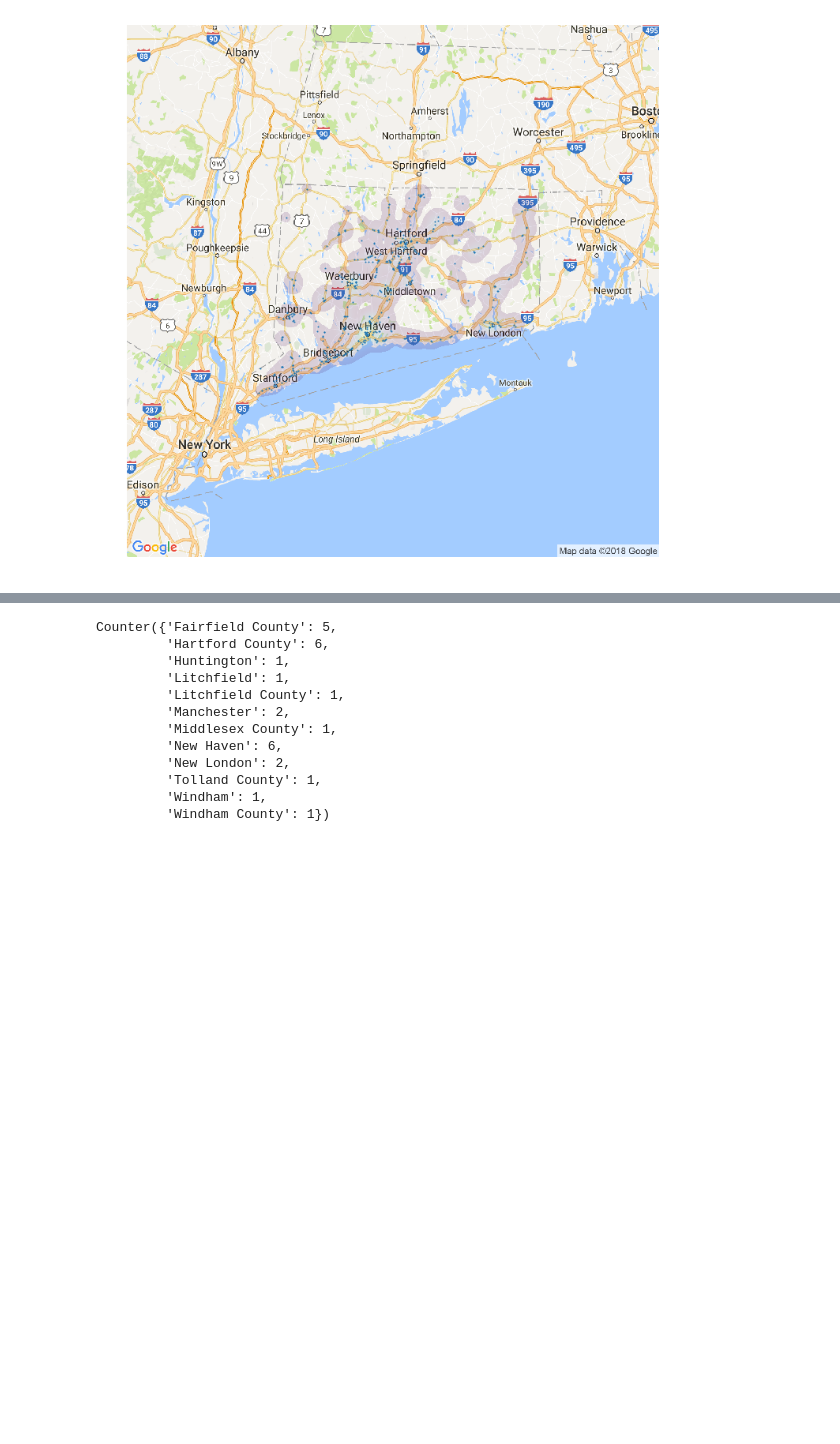
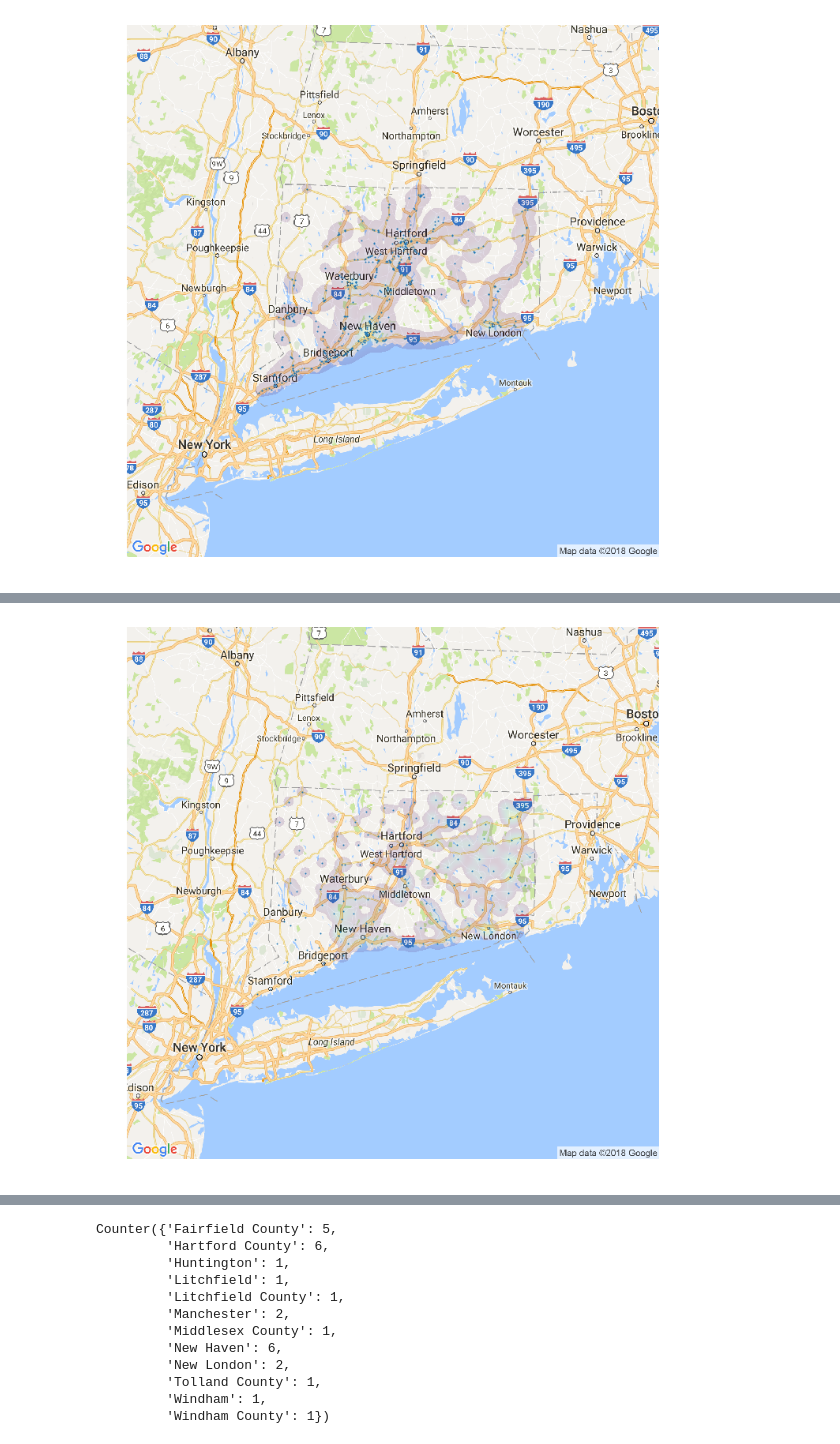
Before and after one commit to yayunl/DataViz-Project1, a Jupyter notebook: Drug_data.ipynb, the cells around one changed output, grey strips where cells are left out. Saved outputs shown, nothing was run; the diff lists cells and outputs as text; code cells hidden in the pictures; blank space fills up the shorter version.

```diff
--- a/Drug_data.ipynb
+++ b/Drug_data.ipynb
@@ -102,3 +101,7 @@ new1_df.head()
+# %%
+mplt.heatmap(drug_death_df['latitude'], drug_death_df['longitude'], drug_death_df['cluster'])
+# %% [output]
+[figure, added]
 # %%
 acute_care_df = pd.read_csv("Connecticut_Acute_Care_Hospitals.csv")
 acute_care_df.head()
```
Also changed, not shown: parts of 7 cells of this notebook, 5 other files.
